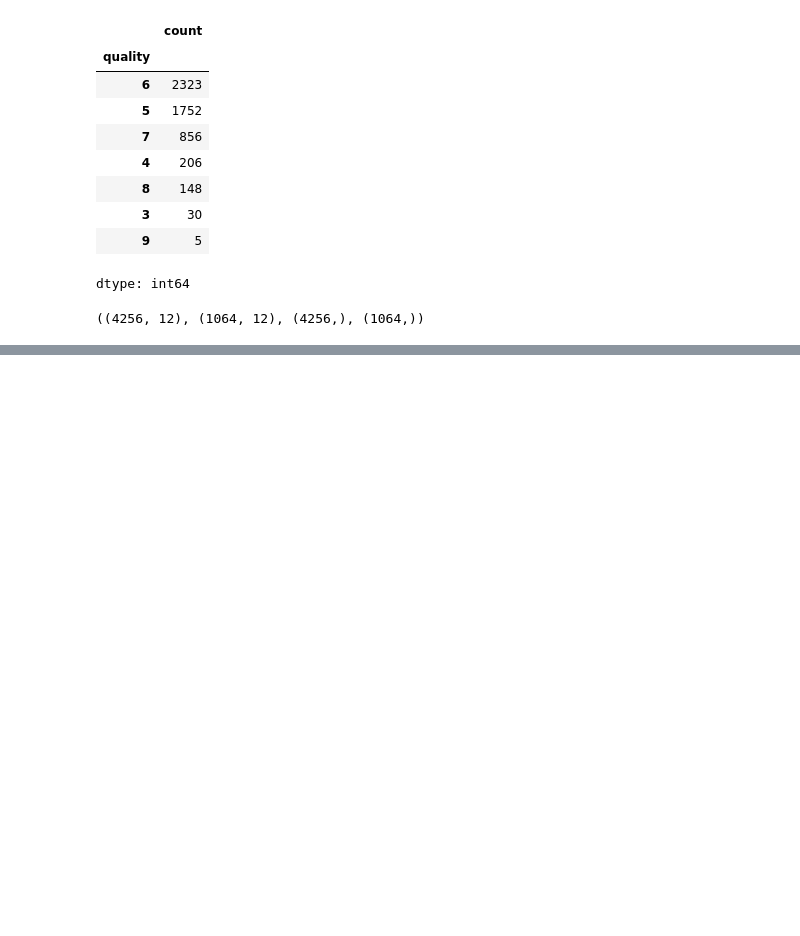
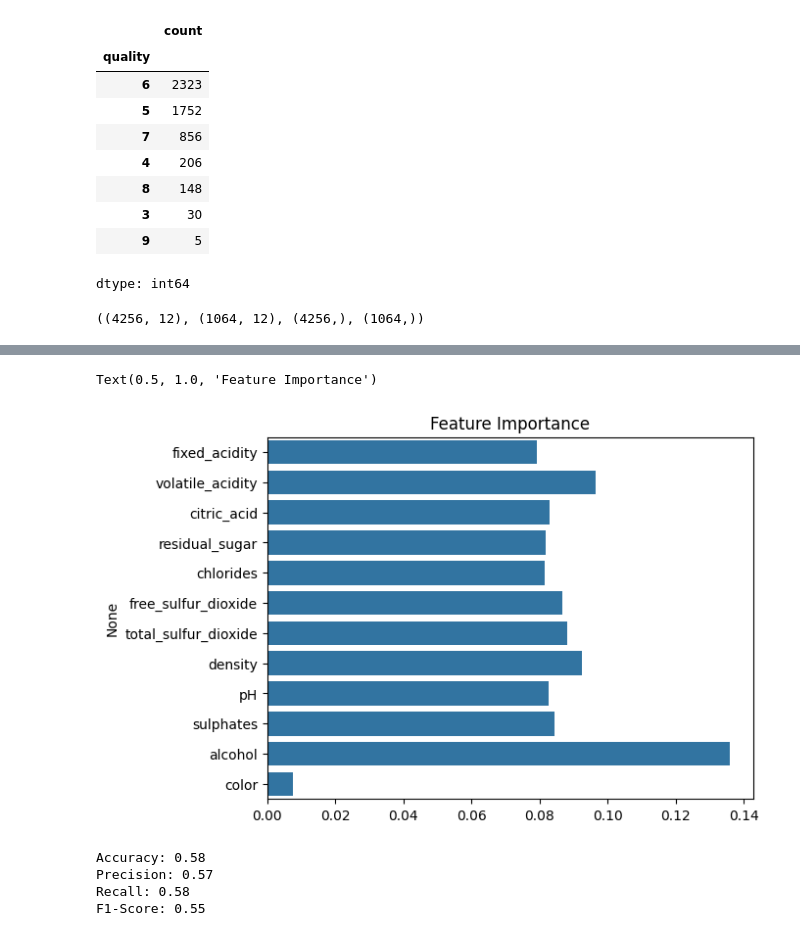
Before and after one commit to harivign/Wine-ds-for-machine-learning-practice, a Jupyter notebook: Wine_ds_for_machine_learning_practice.ipynb, the cells around one changed output, grey strips where cells are left out. Saved outputs shown, nothing was run; the diff lists cells and outputs as text; code cells hidden in the pictures; blank space fills up the shorter version.

```diff
--- a/Wine_ds_for_machine_learning_practice.ipynb
+++ b/Wine_ds_for_machine_learning_practice.ipynb
@@ -255,3 +262,25 @@ weighted avg       0.60      0.60      0.58      1064
 import pickle
 # %%
 pickle.dump(model1,open("wine.pkl","wb"))
+# %%
+importances = model1.feature_importances_
+sns.barplot(x=importances, y=x.columns)
+plt.title("Feature Importance")
+# %% [output]
+Text(0.5, 1.0, 'Feature Importance')
+[figure, added]
+# %%
+from sklearn.metrics import accuracy_score, precision_score, recall_score, f1_score
+
+def evaluate_model(model, x_test, y_test, y_pred):
+    print(f"Accuracy: {accuracy_score(y_test, y_pred):.2f}")
+    print(f"Precision: {precision_score(y_test, y_pred, average='weighted'):.2f}")
+    print(f"Recall: {recall_score(y_test, y_pred, average='weighted'):.2f}")
+    print(f"F1-Score: {f1_score(y_test, y_pred, average='weighted'):.2f}")
+
+evaluate_model(model1, x_test, y_test, y_pred)
+# %% [output]
+Accuracy: 0.58
+Precision: 0.57
+Recall: 0.58
+F1-Score: 0.55
```
Also changed, not shown: parts of 12 cells of this notebook.
